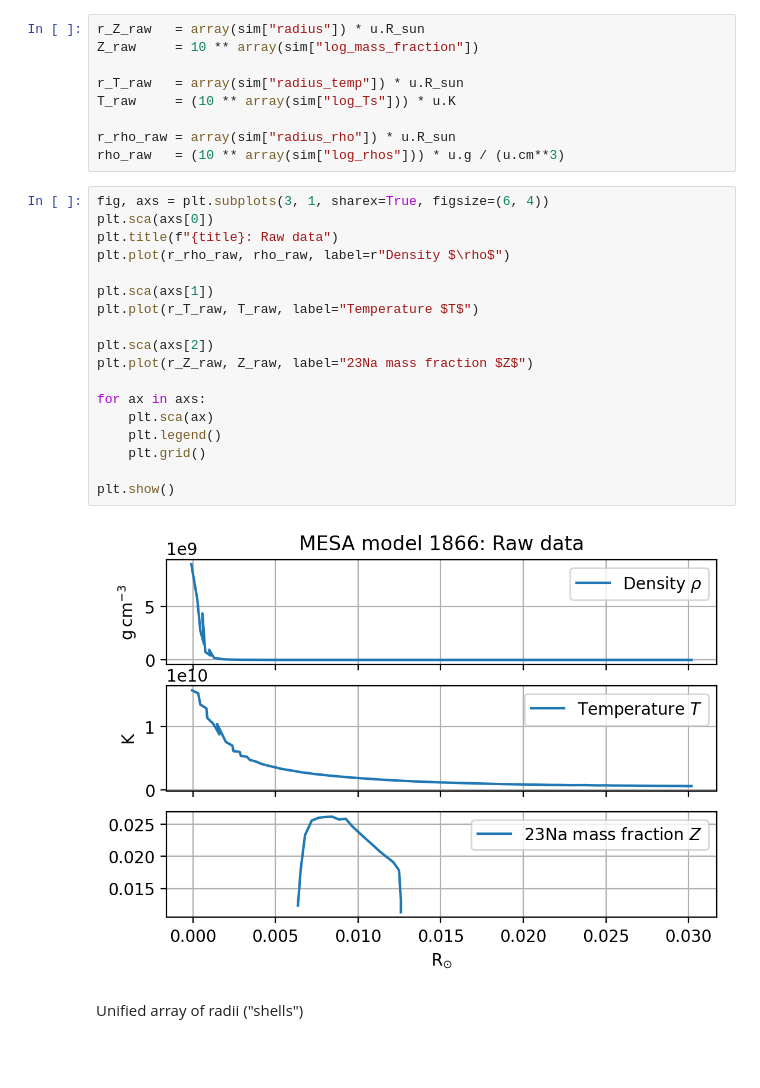
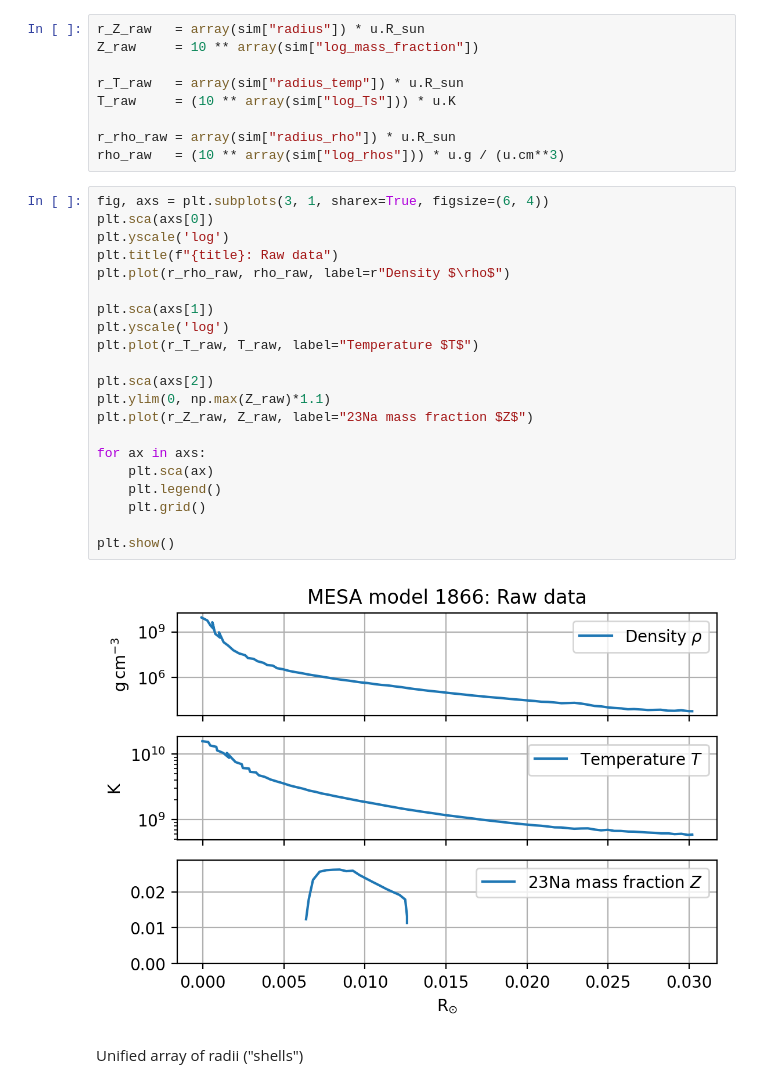
Before and after one commit to xingyzt/stellar-axions, a Jupyter notebook: main.ipynb, the cells around one changed output. Drawn from its saved outputs; the diff is of its cells as text; blank space fills up the shorter version.

Commit message:
Log scale graphs

```diff
--- a/main.ipynb
+++ b/main.ipynb
@@ -59,23 +59,26 @@ rho_raw   = (10 ** array(sim["log_rhos"])) * u.g / (u.cm**3)
 # %%
 fig, axs = plt.subplots(3, 1, sharex=True, figsize=(6, 4))
 plt.sca(axs[0])
+plt.yscale('log')
 plt.title(f"{title}: Raw data")
 plt.plot(r_rho_raw, rho_raw, label=r"Density $\rho$")
 
 plt.sca(axs[1])
+plt.yscale('log')
 plt.plot(r_T_raw, T_raw, label="Temperature $T$")
 
 plt.sca(axs[2])
+plt.ylim(0, np.max(Z_raw)*1.1)
 plt.plot(r_Z_raw, Z_raw, label="23Na mass fraction $Z$")
 
 for ax in axs:
     plt.sca(ax)
     plt.legend()
     plt.grid()
 
 plt.show()
 # %% [output]
-[figure, old version]
+[figure, new version]
 # %% [markdown]
 Unified array of radii ("shells")
 # %%
```
Also changed, not shown: parts of 7 cells of this notebook.
